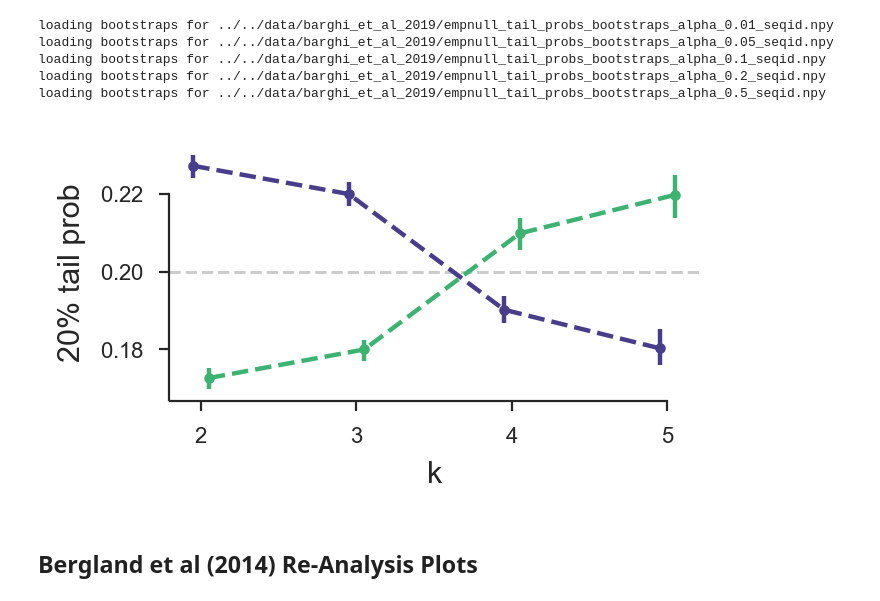
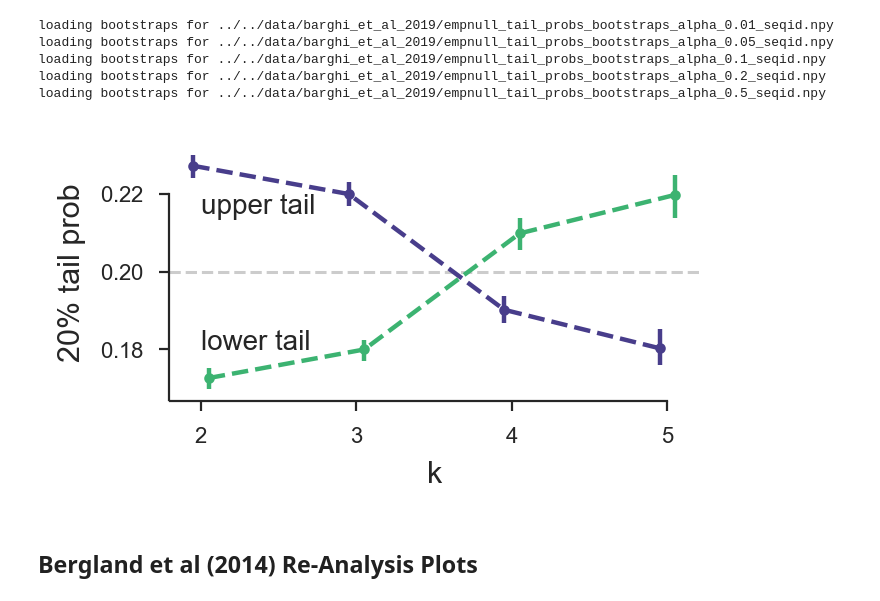
Before and after one commit to vsbuffalo/cvtk, a Jupyter notebook: notebooks/plots/plots.ipynb, the cells around one changed output. Cells and saved outputs as stored; diff of their text form; code cells hidden in the pictures.

```diff
--- a/notebooks/plots/plots.ipynb
+++ b/notebooks/plots/plots.ipynb
@@ -741,13 +749,15 @@ for alpha in alphas:
 # %%
 tail_probs_cis_20_seqid = bootstrap_ci(tail_probs_seqid[0.2], empnull_tail_probs_bootstraps_seqid[0.2])
 
 fig, ax = plt.subplots(figsize=(ONECOL, ONECOL/2))
 plot_tail_probs(tail_probs_cis_20_seqid[:, 1:, :], ax=ax, alpha=0.2)
 ax.spines['left'].set_bounds(0.167, 0.22)
 ax.spines['bottom'].set_bounds(1.8, 5)
+ax.text(2, 0.215, "upper tail")
+ax.text(2, 0.18, "lower tail")
 fig.savefig("barghi-tailprobs-seqid-20.pdf")
 # %% [output]
-[figure, old version]
+[figure, new version]
 # %% [markdown]
 ## Bergland et al (2014) Re-Analysis Plots
 # %%
```
Also changed, not shown: parts of 3 cells of this notebook, 15 other files.
